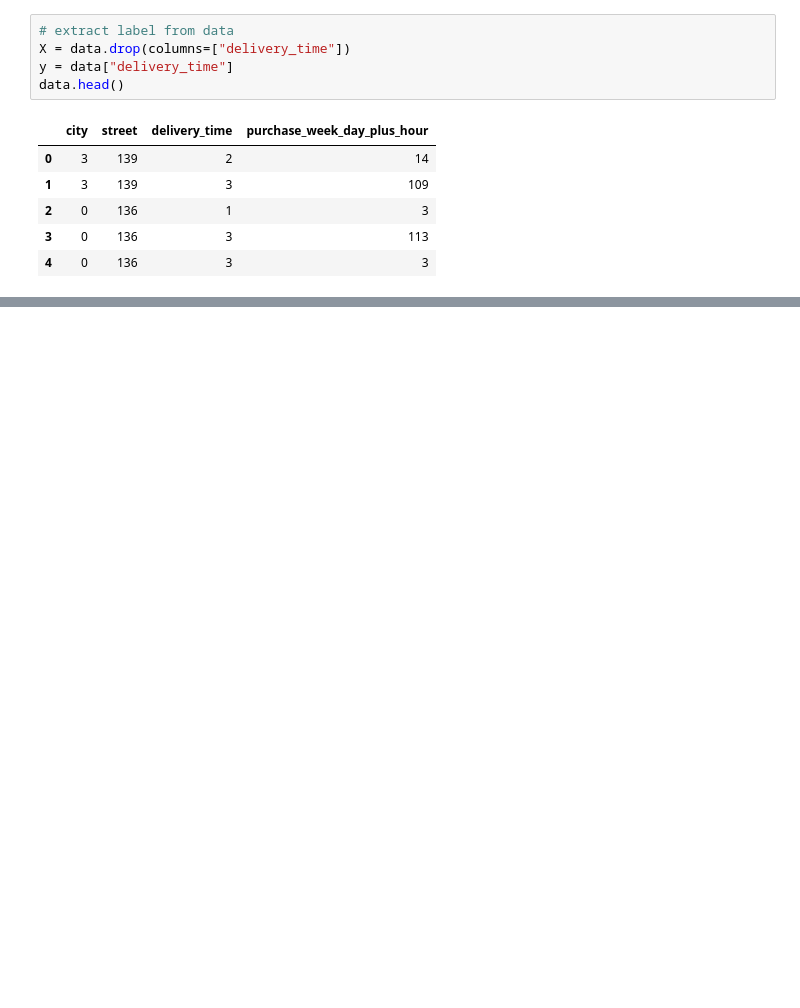
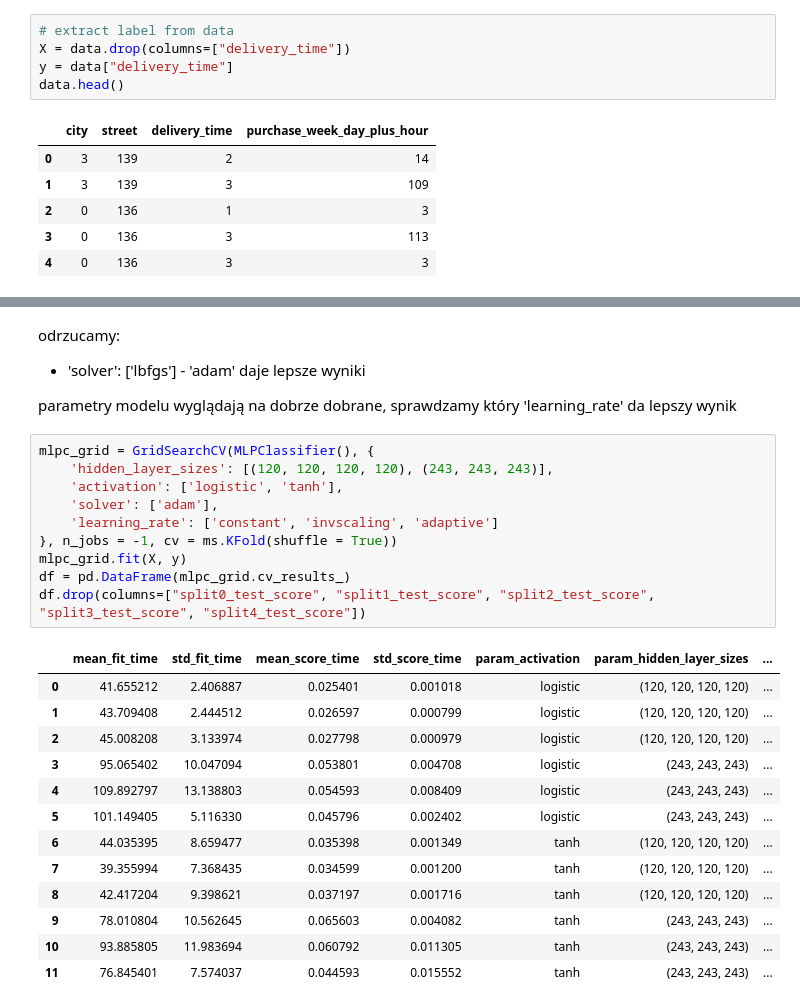
Before and after one commit to jakubZiel/AI-Engineering, a Jupyter notebook: notebooks/model_dev/models.ipynb, the cells around one changed output, grey strips where cells are left out. Saved outputs shown, nothing was run; the diff lists cells and outputs as text; blank space fills up the shorter version.

```diff
--- a/notebooks/model_dev/models.ipynb
+++ b/notebooks/model_dev/models.ipynb
@@ -99 +151,30 @@ svmc_Cross = cross_val_score(svmc, X, y, n_jobs = -1, cv = ms.KFold(shuffle = Tr
+# %% [markdown]
+odrzucamy:
+- 'solver': ['lbfgs'] - 'adam' daje lepsze wyniki
+
+parametry modelu wyglądają na dobrze dobrane, sprawdzamy który 'learning_rate' da lepszy wynik
+# %%
+mlpc_grid = GridSearchCV(MLPClassifier(), {
+    'hidden_layer_sizes': [(120, 120, 120, 120), (243, 243, 243)],
+    'activation': ['logistic', 'tanh'],
+    'solver': ['adam'],
+    'learning_rate': ['constant', 'invscaling', 'adaptive']
+}, n_jobs = -1, cv = ms.KFold(shuffle = True))
+mlpc_grid.fit(X, y)
+df = pd.DataFrame(mlpc_grid.cv_results_)
+df.drop(columns=["split0_test_score", "split1_test_score", "split2_test_score", "split3_test_score", "split4_test_score"])
+# %% [output]
+|  | mean_fit_time | std_fit_time | mean_score_time | std_score_time | param_activation | param_hidden_layer_sizes | ... |
+| 0 | 41.655212 | 2.406887 | 0.025401 | 0.001018 | logistic | (120, 120, 120, 120) | ... |
+| 1 | 43.709408 | 2.444512 | 0.026597 | 0.000799 | logistic | (120, 120, 120, 120) | ... |
+| 2 | 45.008208 | 3.133974 | 0.027798 | 0.000979 | logistic | (120, 120, 120, 120) | ... |
+| 3 | 95.065402 | 10.047094 | 0.053801 | 0.004708 | logistic | (243, 243, 243) | ... |
+| 4 | 109.892797 | 13.138803 | 0.054593 | 0.008409 | logistic | (243, 243, 243) | ... |
+| 5 | 101.149405 | 5.116330 | 0.045796 | 0.002402 | logistic | (243, 243, 243) | ... |
+| 6 | 44.035395 | 8.659477 | 0.035398 | 0.001349 | tanh | (120, 120, 120, 120) | ... |
+| 7 | 39.355994 | 7.368435 | 0.034599 | 0.001200 | tanh | (120, 120, 120, 120) | ... |
+| 8 | 42.417204 | 9.398621 | 0.037197 | 0.001716 | tanh | (120, 120, 120, 120) | ... |
+| 9 | 78.010804 | 10.562645 | 0.065603 | 0.004082 | tanh | (243, 243, 243) | ... |
+| 10 | 93.885805 | 11.983694 | 0.060792 | 0.011305 | tanh | (243, 243, 243) | ... |
+| 11 | 76.845401 | 7.574037 | 0.044593 | 0.015552 | tanh | (243, 243, 243) | ... |
 # %%
```
Also changed, not shown: parts of 17 cells of this notebook, 4 other files.
